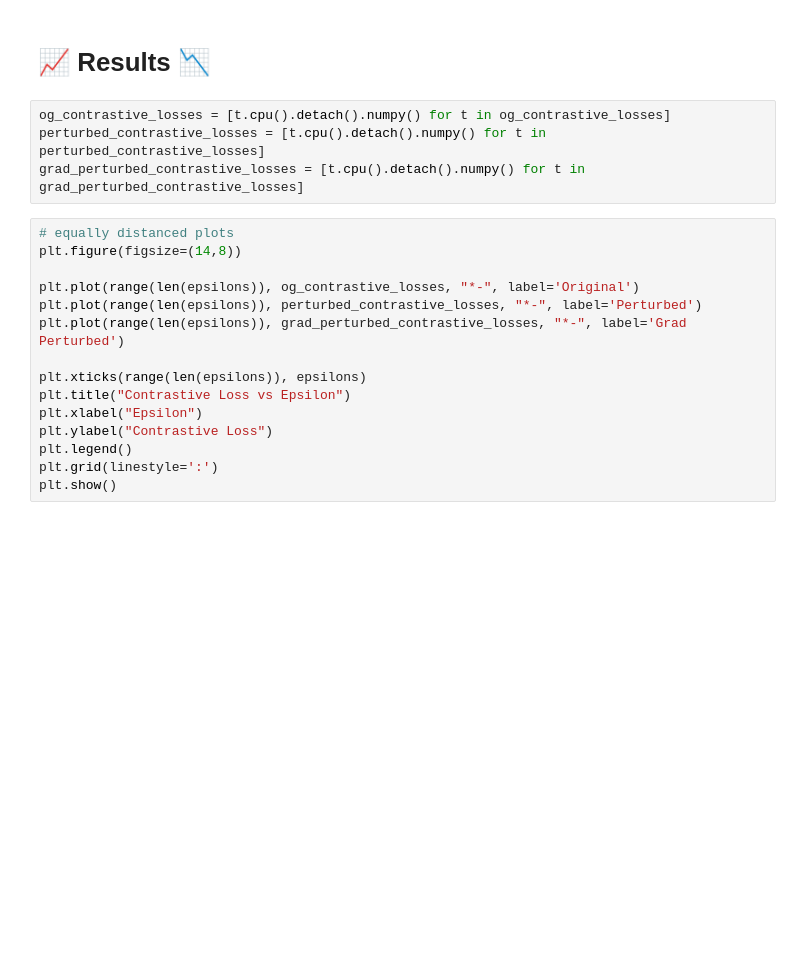
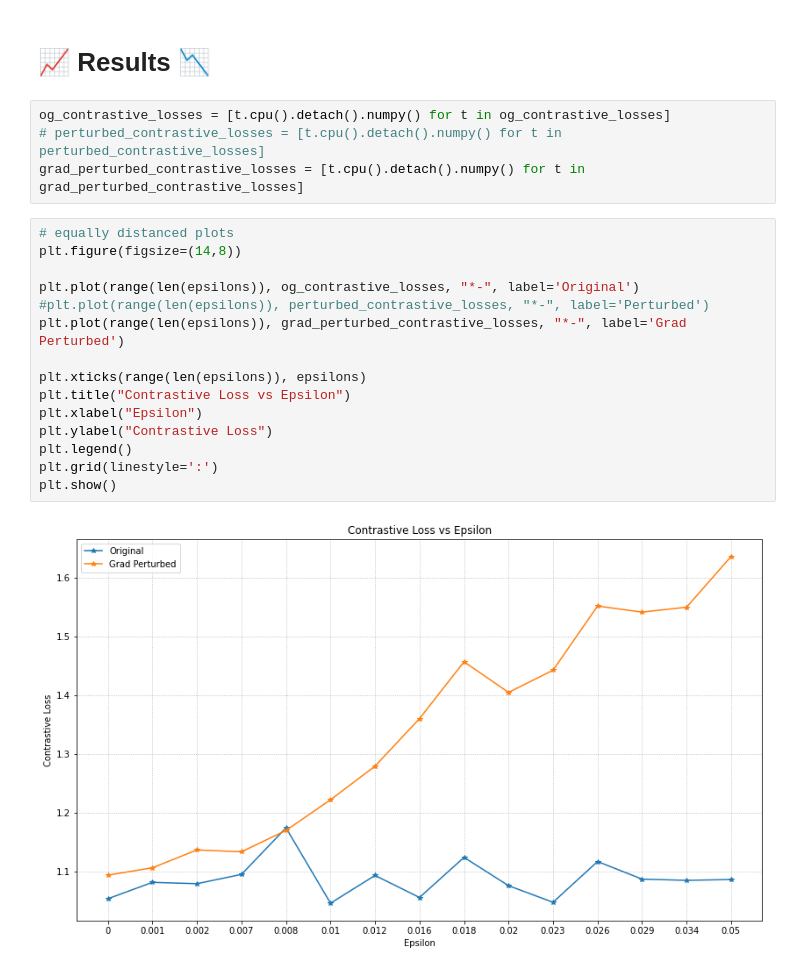
Before and after one commit to shatz01/more_better, a Jupyter notebook: fgsm_reverse.ipynb, the cells around one changed output. Drawn from its saved outputs; the diff is of its cells as text; blank space fills up the shorter version.

```diff
--- a/fgsm_reverse.ipynb
+++ b/fgsm_reverse.ipynb
@@ -366,21 +323,23 @@ AttributeError: 'NoneType' object has no attribute 'fit_loop'
 # 📈 Results 📉
 # %%
 og_contrastive_losses = [t.cpu().detach().numpy() for t in og_contrastive_losses]
-perturbed_contrastive_losses = [t.cpu().detach().numpy() for t in perturbed_contrastive_losses]
+# perturbed_contrastive_losses = [t.cpu().detach().numpy() for t in perturbed_contrastive_losses]
 grad_perturbed_contrastive_losses = [t.cpu().detach().numpy() for t in grad_perturbed_contrastive_losses]
 # %%
 # equally distanced plots
 plt.figure(figsize=(14,8))
 
 plt.plot(range(len(epsilons)), og_contrastive_losses, "*-", label='Original')
-plt.plot(range(len(epsilons)), perturbed_contrastive_losses, "*-", label='Perturbed')
+#plt.plot(range(len(epsilons)), perturbed_contrastive_losses, "*-", label='Perturbed')
 plt.plot(range(len(epsilons)), grad_perturbed_contrastive_losses, "*-", label='Grad Perturbed')
 
 plt.xticks(range(len(epsilons)), epsilons)
 plt.title("Contrastive Loss vs Epsilon")
 plt.xlabel("Epsilon")
 plt.ylabel("Contrastive Loss")
 plt.legend()
 plt.grid(linestyle=':')
 plt.show()
+# %% [output]
+[figure, added]
 # %%
```
Also changed, not shown: parts of 24 cells of this notebook, 2 other files.
